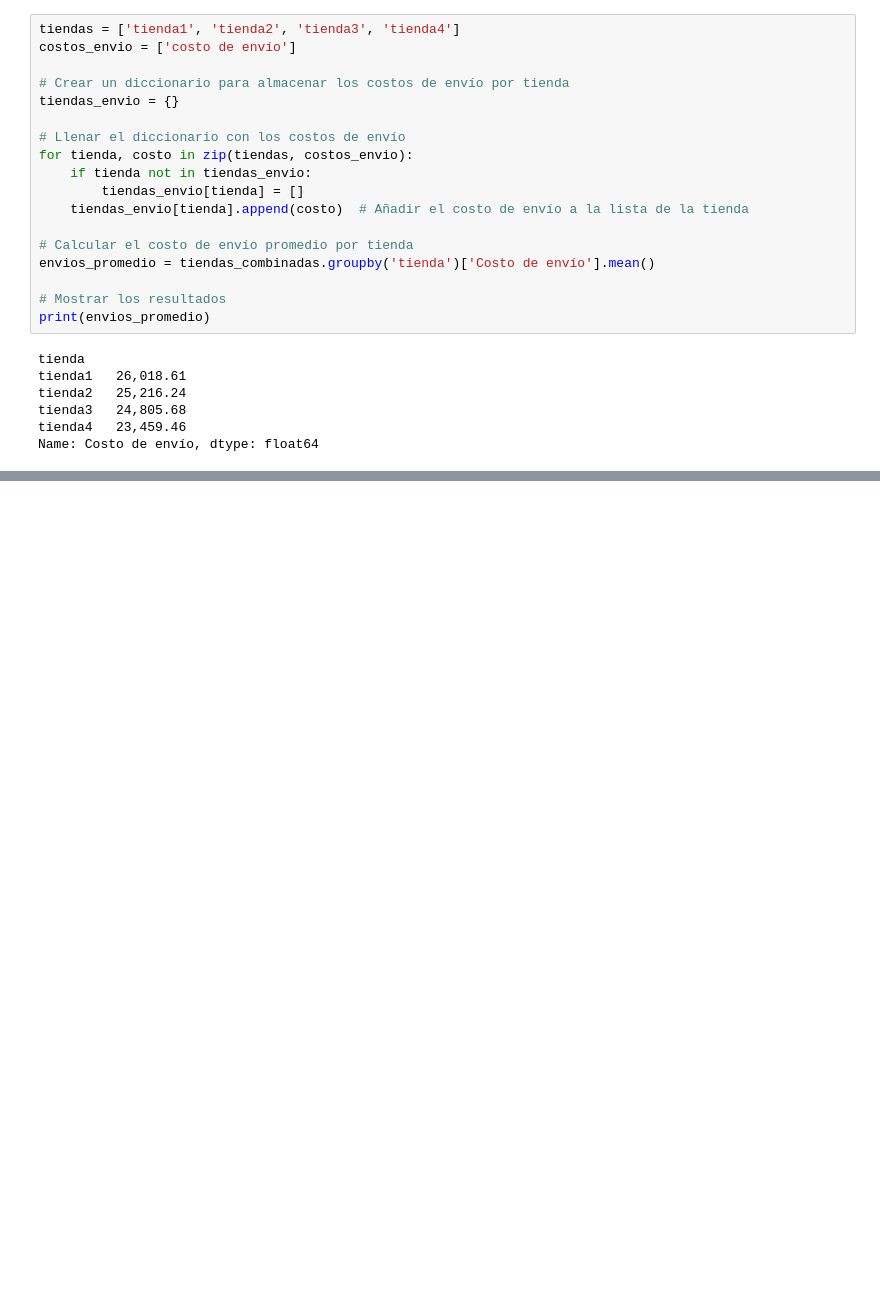
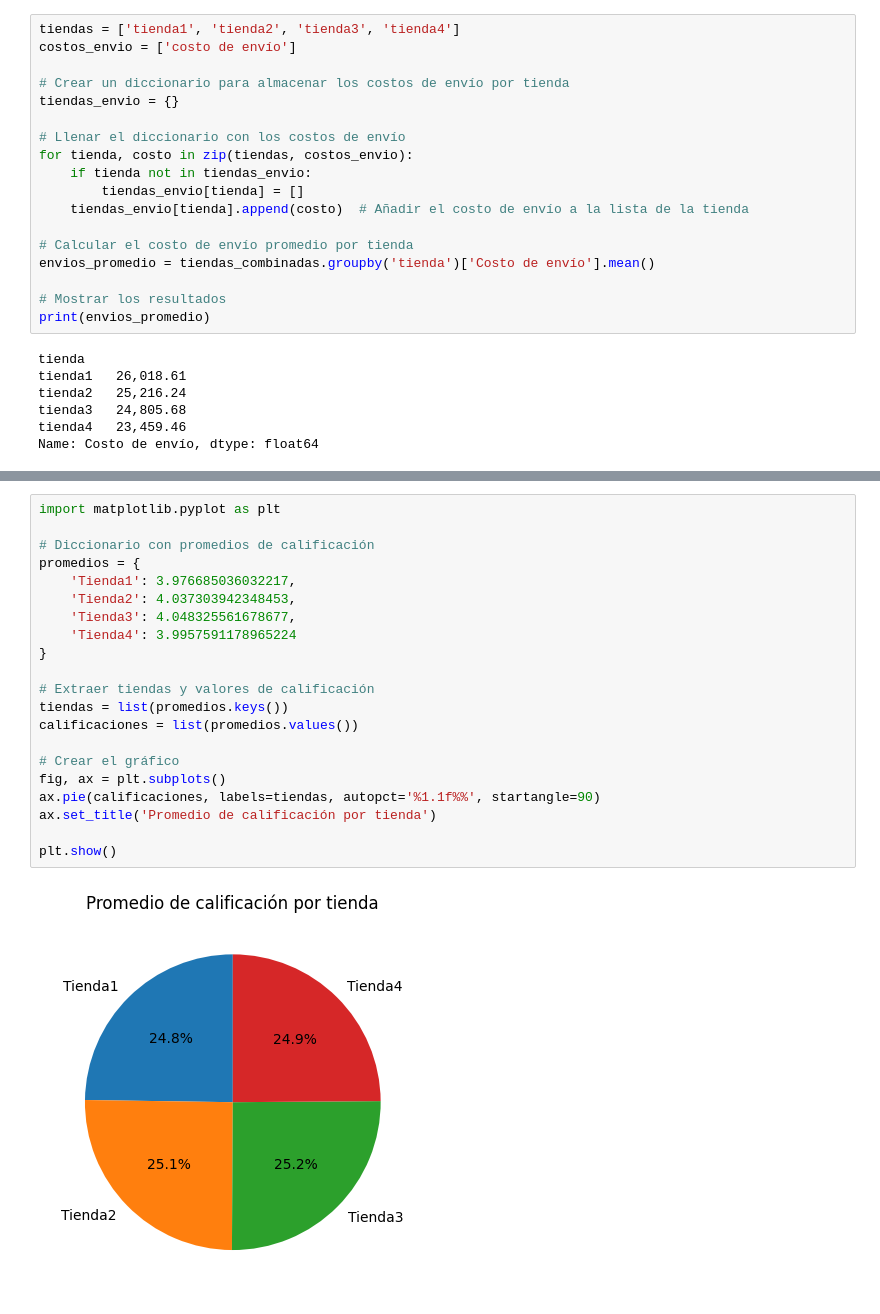
Before and after one commit to KarolMartinez/challenge1-data-science-latam, a Jupyter notebook: AluraStoreLatam.ipynb, the cells around one changed output, grey strips where cells are left out. Saved outputs shown, nothing was run; the diff lists cells and outputs as text; blank space fills up the shorter version.

```diff
--- a/AluraStoreLatam.ipynb
+++ b/AluraStoreLatam.ipynb
@@ -188,0 +209,23 @@ Name: Costo de envío, dtype: float64
+# %%
+import matplotlib.pyplot as plt
+
+# Diccionario con promedios de calificación
+promedios = {
+    'Tienda1': 3.976685036032217,
+    'Tienda2': 4.037303942348453,
+    'Tienda3': 4.048325561678677,
+    'Tienda4': 3.9957591178965224
+}
+
+# Extraer tiendas y valores de calificación
+tiendas = list(promedios.keys())
+calificaciones = list(promedios.values())
+
+# Crear el gráfico
+fig, ax = plt.subplots()
+ax.pie(calificaciones, labels=tiendas, autopct='%1.1f%%', startangle=90)
+ax.set_title('Promedio de calificación por tienda')
+
+plt.show()
+# %% [output]
+[figure, added]
```
Also changed, not shown: parts of 3 cells of this notebook.
